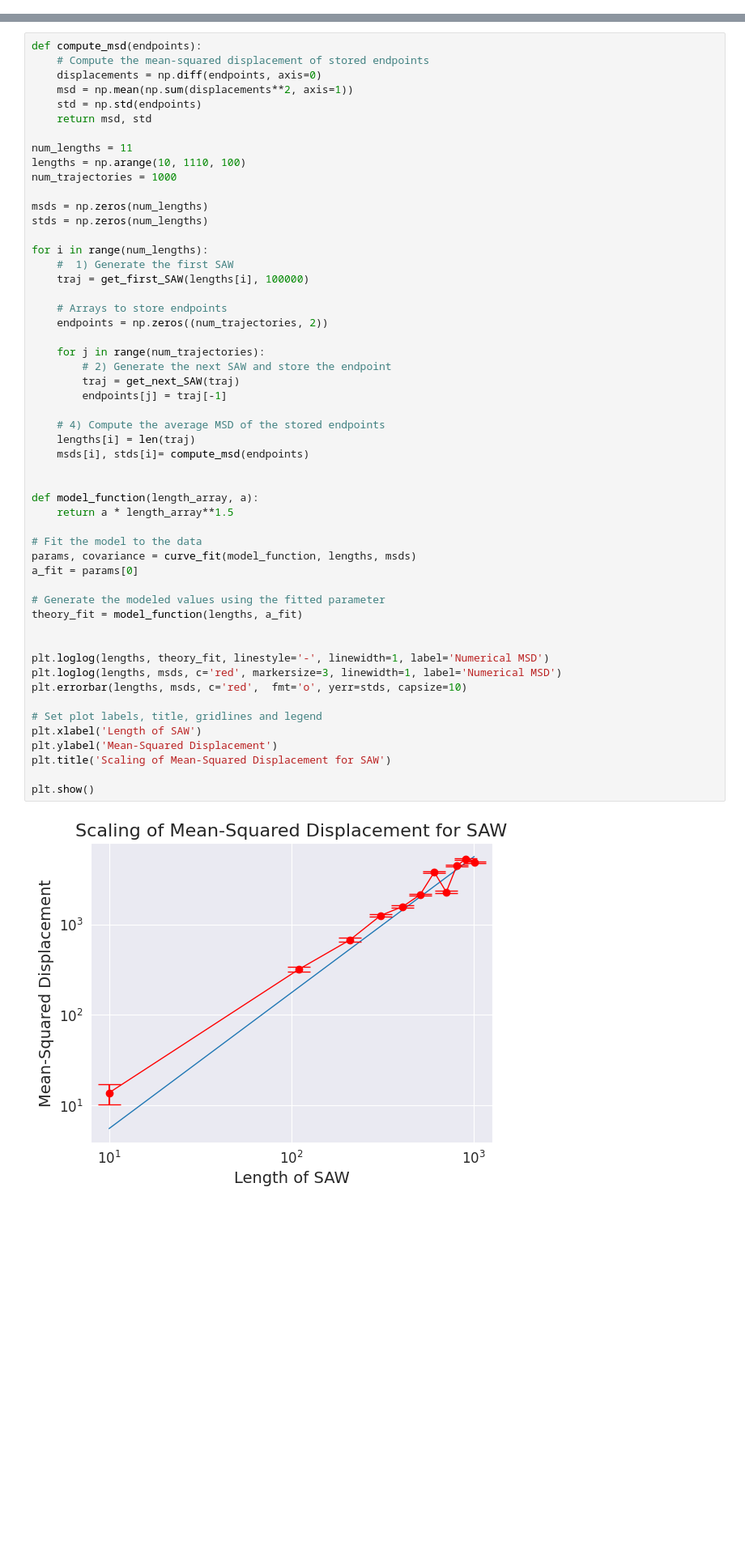
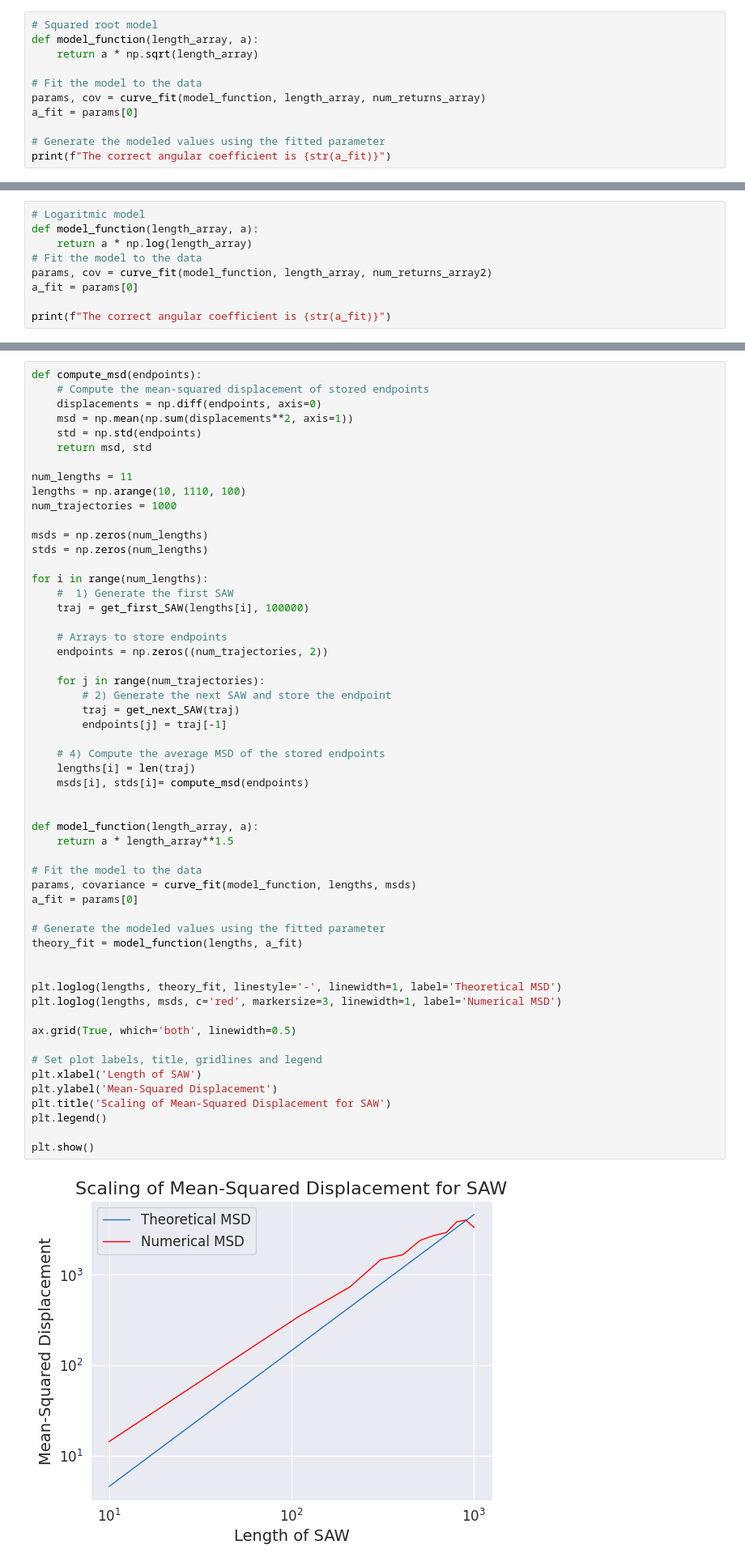
Before and after one commit to fravij99/Mechanical-statistics, a Jupyter notebook: 3_Random_Walks (1).ipynb, the cells around one changed output, grey strips where cells are left out. Shown at 81% size. Saved outputs shown, nothing was run; the diff lists cells and outputs as text; blank space fills up the shorter version.

```diff
--- a/3_Random_Walks (1).ipynb
+++ b/3_Random_Walks (1).ipynb
@@ -207,0 +211,11 @@ Text(0.5, 1.0, 'Theoretical vs numerical results')
+# %%
+# Squared root model
+def model_function(length_array, a):
+    return a * np.sqrt(length_array)
+
+# Fit the model to the data
+params, cov = curve_fit(model_function, length_array, num_returns_array)
+a_fit = params[0]
+
+# Generate the modeled values using the fitted parameter
+print(f"The correct angular coefficient is {str(a_fit)}")
@@ -238,2 +255,11 @@ Text(0.5, 1.0, 'Theoretical vs numerical results')
 # %% [markdown]
 *The most efficient scale results the semi-logaritmic scale. By that way, both of the graphs are reduced to analytic lines, so they can be comapred easily. As we can see, the angular coefficients are different case of a proportionality constant, so we could make a fine-tuning of the parameters to find the best coefficient.*
+# %%
+# Logaritmic model
+def model_function(length_array, a):
+    return a * np.log(length_array)
+# Fit the model to the data
+params, cov = curve_fit(model_function, length_array, num_returns_array2)
+a_fit = params[0]
+
+print(f"The correct angular coefficient is {str(a_fit)}")
@@ -534,34 +583,36 @@ for i in range(num_lengths):
     for j in range(num_trajectories):
         # 2) Generate the next SAW and store the endpoint
         traj = get_next_SAW(traj)
         endpoints[j] = traj[-1]
 
     # 4) Compute the average MSD of the stored endpoints
     lengths[i] = len(traj)
     msds[i], stds[i]= compute_msd(endpoints)
 
 
 def model_function(length_array, a):
     return a * length_array**1.5
 
 # Fit the model to the data
 params, covariance = curve_fit(model_function, lengths, msds)
 a_fit = params[0]
 
 # Generate the modeled values using the fitted parameter
 theory_fit = model_function(lengths, a_fit)
 
 
-plt.loglog(lengths, theory_fit, linestyle='-', linewidth=1, label='Numerical MSD')
+plt.loglog(lengths, theory_fit, linestyle='-', linewidth=1, label='Theoretical MSD')
 plt.loglog(lengths, msds, c='red', markersize=3, linewidth=1, label='Numerical MSD')
-plt.errorbar(lengths, msds, c='red',  fmt='o', yerr=stds, capsize=10)
+
+ax.grid(True, which='both', linewidth=0.5)
 
 # Set plot labels, title, gridlines and legend
 plt.xlabel('Length of SAW')
 plt.ylabel('Mean-Squared Displacement')
 plt.title('Scaling of Mean-Squared Displacement for SAW')
+plt.legend()
 
 plt.show()
 # %% [output]
-[figure, old version]
+[figure, new version]
 # %% [markdown]
```
Also changed, not shown: parts of 17 cells of this notebook.
